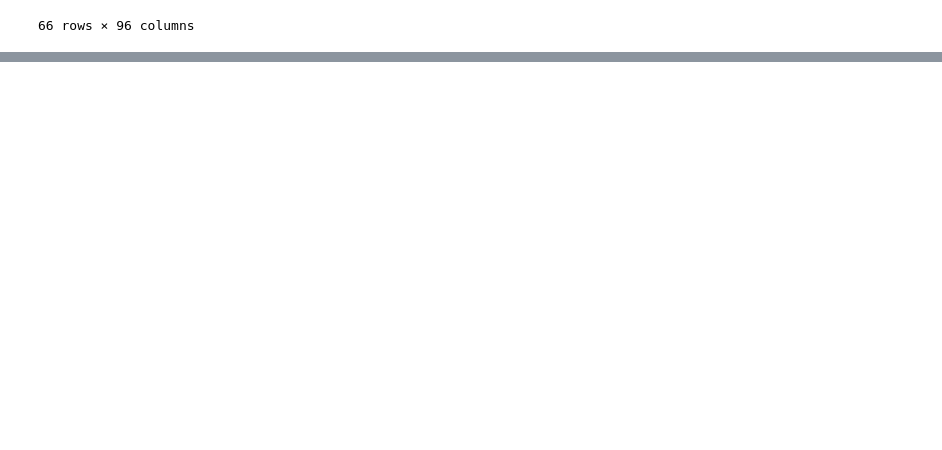
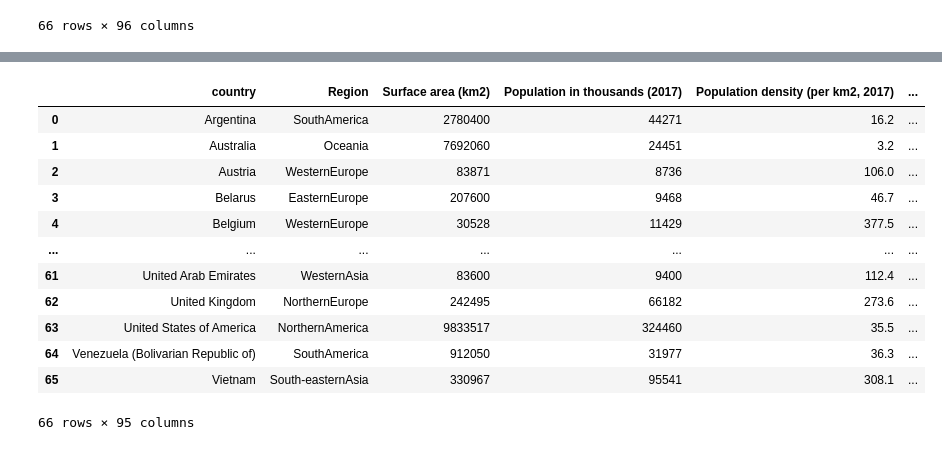
Before and after one commit to therealturb0duckz/Impact-of-Inflation-and-Income-Inequality-on-Economic-Growth, a Jupyter notebook: notebooks/data_cleaning.ipynb, the cells around one changed output, grey strips where cells are left out. Saved outputs shown, nothing was run; the diff lists cells and outputs as text; code cells hidden in the pictures; blank space fills up the shorter version.

```diff
--- a/notebooks/data_cleaning.ipynb
+++ b/notebooks/data_cleaning.ipynb
@@ -109,0 +358,17 @@ socio_df
+# %%
+socio_df.drop('Unnamed: 0', axis=1, inplace=True)
+socio_df
+# %% [output]
+|  | country | Region | Surface area (km2) | Population in thousands (2017) | Population density (per km2, 2017) | ... |
+| 0 | Argentina | SouthAmerica | 2780400 | 44271 | 16.2 | ... |
+| 1 | Australia | Oceania | 7692060 | 24451 | 3.2 | ... |
+| 2 | Austria | WesternEurope | 83871 | 8736 | 106.0 | ... |
+| 3 | Belarus | EasternEurope | 207600 | 9468 | 46.7 | ... |
+| 4 | Belgium | WesternEurope | 30528 | 11429 | 377.5 | ... |
+| ... | ... | ... | ... | ... | ... | ... |
+| 61 | United Arab Emirates | WesternAsia | 83600 | 9400 | 112.4 | ... |
+| 62 | United Kingdom | NorthernEurope | 242495 | 66182 | 273.6 | ... |
+| 63 | United States of America | NorthernAmerica | 9833517 | 324460 | 35.5 | ... |
+| 64 | Venezuela (Bolivarian Republic of) | SouthAmerica | 912050 | 31977 | 36.3 | ... |
+| 65 | Vietnam | South-easternAsia | 330967 | 95541 | 308.1 | ... |
+66 rows × 95 columns
```
Also changed, not shown: parts of 38 cells of this notebook, 4 other files.
